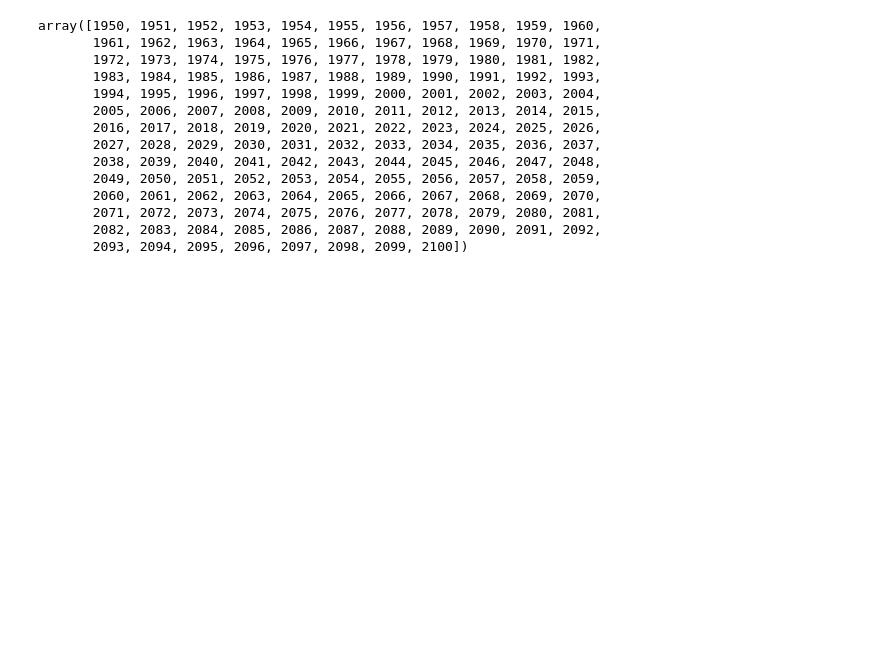
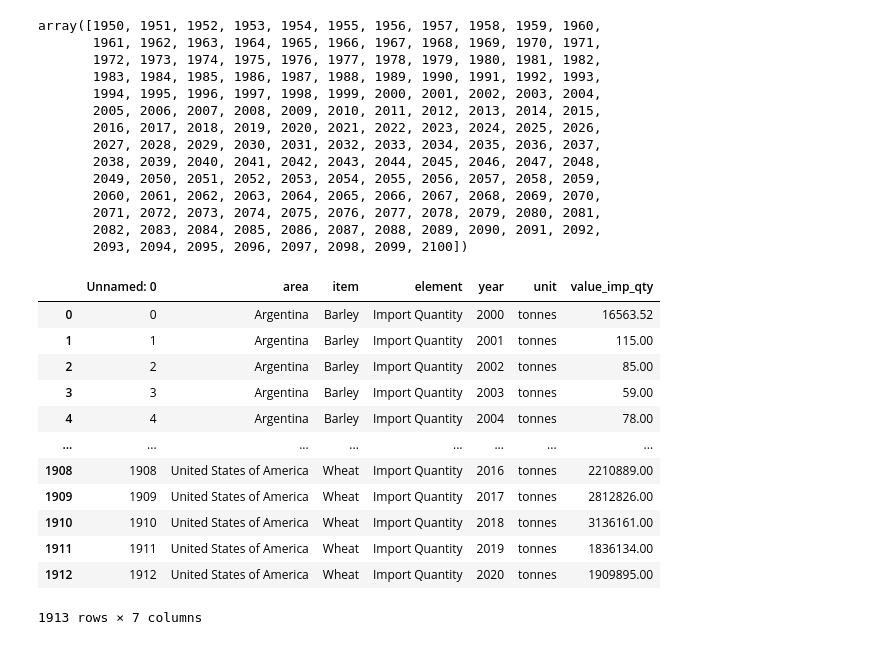
Before and after one commit to Pahegon/Final_Project, a Jupyter notebook: Untitled.ipynb, the cells around one changed output. Saved outputs shown, nothing was run; the diff lists cells and outputs as text; code cells hidden in the pictures; blank space fills up the shorter version.

```diff
--- a/Untitled.ipynb
+++ b/Untitled.ipynb
@@ -806,3 +806,20 @@ array([1950, 1951, 1952, 1953, 1954, 1955, 1956, 1957, 1958, 1959, 1960,
        2093, 2094, 2095, 2096, 2097, 2098, 2099, 2100])
 # %%
 pop.to_csv('FAO_csv/Population.csv')
+# %%
+df = pd.read_csv('FAO_csv/trade_crops/Import_qty.csv')
+df
+# %% [output]
+|  | Unnamed: 0 | area | item | element | year | unit | value_imp_qty |
+| 0 | 0 | Argentina | Barley | Import Quantity | 2000 | tonnes | 16563.52 |
+| 1 | 1 | Argentina | Barley | Import Quantity | 2001 | tonnes | 115.00 |
+| 2 | 2 | Argentina | Barley | Import Quantity | 2002 | tonnes | 85.00 |
+| 3 | 3 | Argentina | Barley | Import Quantity | 2003 | tonnes | 59.00 |
+| 4 | 4 | Argentina | Barley | Import Quantity | 2004 | tonnes | 78.00 |
+| ... | ... | ... | ... | ... | ... | ... | ... |
+| 1908 | 1908 | United States of America | Wheat | Import Quantity | 2016 | tonnes | 2210889.00 |
+| 1909 | 1909 | United States of America | Wheat | Import Quantity | 2017 | tonnes | 2812826.00 |
+| 1910 | 1910 | United States of America | Wheat | Import Quantity | 2018 | tonnes | 3136161.00 |
+| 1911 | 1911 | United States of America | Wheat | Import Quantity | 2019 | tonnes | 1836134.00 |
+| 1912 | 1912 | United States of America | Wheat | Import Quantity | 2020 | tonnes | 1909895.00 |
+1913 rows × 7 columns
```
Also changed, not shown: parts of 4 cells of this notebook, 6 other files.
